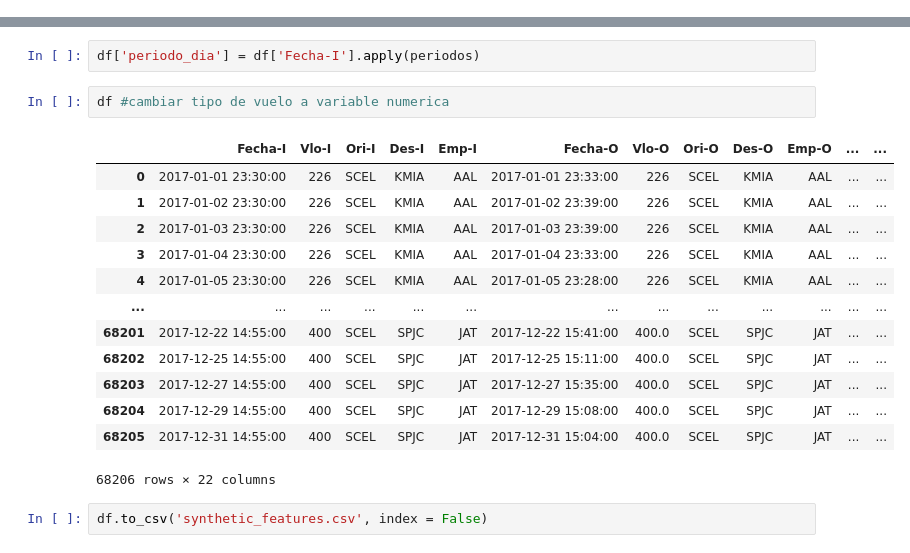
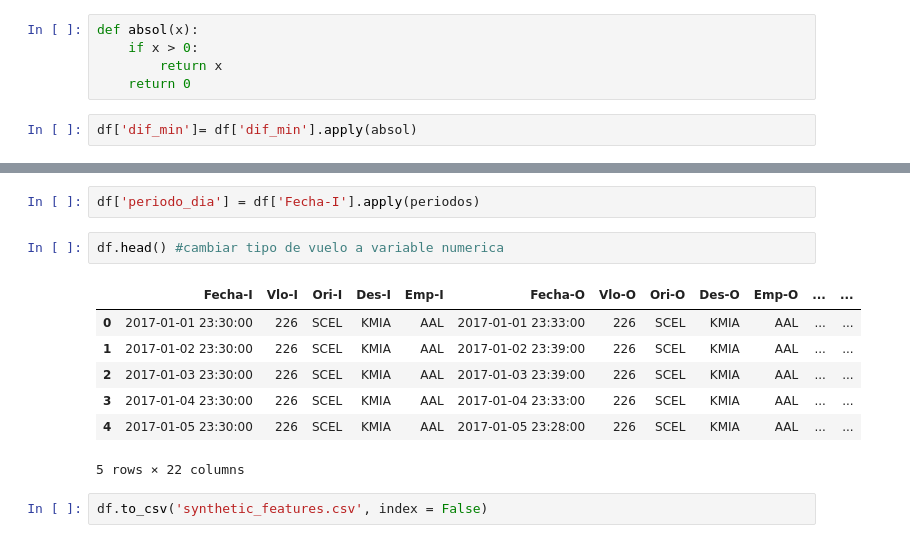
Before and after one commit to juliom86/Challenge-Data-Scientist-Latam, a Jupyter notebook: Soluciones.ipynb, the cells around one changed output, grey strips where cells are left out. Cells and saved outputs as stored; diff of their text form.

```diff
--- a/Soluciones.ipynb
+++ b/Soluciones.ipynb
@@ -144,6 +175,13 @@ dtypes: datetime64[ns](2), int64(3), object(13)
 memory usage: 9.4+ MB
 # %%
 df['dif_min'] = (df['Fecha-O'] - df['Fecha-I'])/ np.timedelta64(1, 'h') * 60
+# %%
+def absol(x):
+    if x > 0:
+        return x
+    return 0
+# %%
+df['dif_min']= df['dif_min'].apply(absol)
 # %%
 df.head()
 # %% [output]
@@ -216,21 +256,15 @@ def periodos(x):
 # %%
 df['periodo_dia'] = df['Fecha-I'].apply(periodos)
 # %%
-df #cambiar tipo de vuelo a variable numerica
+df.head() #cambiar tipo de vuelo a variable numerica
 # %% [output]
 |  | Fecha-I | Vlo-I | Ori-I | Des-I | Emp-I | Fecha-O | Vlo-O | Ori-O | Des-O | Emp-O | ... | ... |
 | 0 | 2017-01-01 23:30:00 | 226 | SCEL | KMIA | AAL | 2017-01-01 23:33:00 | 226 | SCEL | KMIA | AAL | ... | ... |
 | 1 | 2017-01-02 23:30:00 | 226 | SCEL | KMIA | AAL | 2017-01-02 23:39:00 | 226 | SCEL | KMIA | AAL | ... | ... |
 | 2 | 2017-01-03 23:30:00 | 226 | SCEL | KMIA | AAL | 2017-01-03 23:39:00 | 226 | SCEL | KMIA | AAL | ... | ... |
 | 3 | 2017-01-04 23:30:00 | 226 | SCEL | KMIA | AAL | 2017-01-04 23:33:00 | 226 | SCEL | KMIA | AAL | ... | ... |
 | 4 | 2017-01-05 23:30:00 | 226 | SCEL | KMIA | AAL | 2017-01-05 23:28:00 | 226 | SCEL | KMIA | AAL | ... | ... |
-| ... | ... | ... | ... | ... | ... | ... | ... | ... | ... | ... | ... | ... |
-| 68201 | 2017-12-22 14:55:00 | 400 | SCEL | SPJC | JAT | 2017-12-22 15:41:00 | 400.0 | SCEL | SPJC | JAT | ... | ... |
-| 68202 | 2017-12-25 14:55:00 | 400 | SCEL | SPJC | JAT | 2017-12-25 15:11:00 | 400.0 | SCEL | SPJC | JAT | ... | ... |
-| 68203 | 2017-12-27 14:55:00 | 400 | SCEL | SPJC | JAT | 2017-12-27 15:35:00 | 400.0 | SCEL | SPJC | JAT | ... | ... |
-| 68204 | 2017-12-29 14:55:00 | 400 | SCEL | SPJC | JAT | 2017-12-29 15:08:00 | 400.0 | SCEL | SPJC | JAT | ... | ... |
-| 68205 | 2017-12-31 14:55:00 | 400 | SCEL | SPJC | JAT | 2017-12-31 15:04:00 | 400.0 | SCEL | SPJC | JAT | ... | ... |
-68206 rows × 22 columns
+5 rows × 22 columns
 # %%
 df.to_csv('synthetic_features.csv', index = False)
 # %% [markdown]
```
Also changed, not shown: parts of 52 cells of this notebook.
